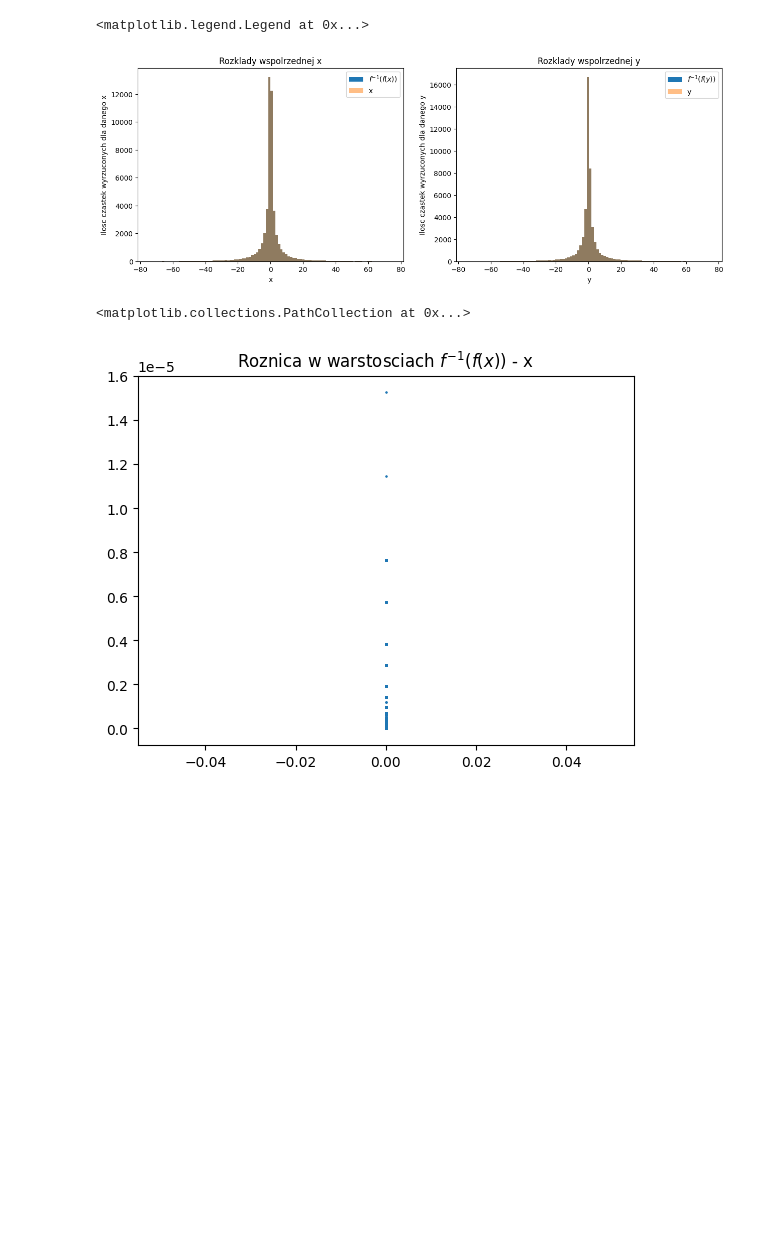
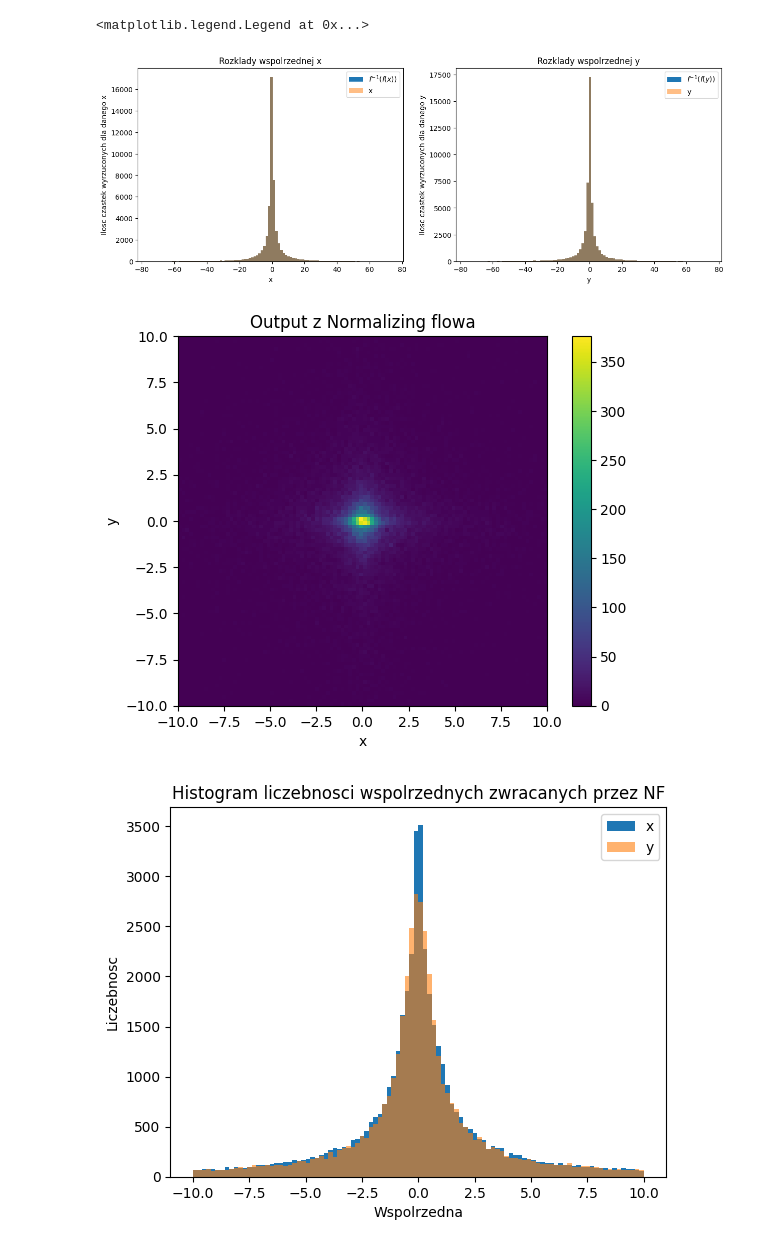
Before and after one commit to kluski777/PraktykiGAN, a Jupyter notebook: NF_model.ipynb, the cells around one changed output. Cells and saved outputs as stored; diff of their text form; code cells hidden in the pictures; blank space fills up the shorter version.

```diff
--- a/NF_model.ipynb
+++ b/NF_model.ipynb
@@ -155,3 +126,8 @@ inversed = coupling_layers.inverse( output )
+# %%
+vector_input = get_2d_data(PROBE_SIZE=BATCH_SIZE * GENERATOR_SAMPLES_TO_RETURN).T
+vector_input = torch.Tensor(vector_input).reshape(BATCH_SIZE, GENERATOR_SAMPLES_TO_RETURN // 2, 2)
+output, _ = coupling_layers.forward( vector_input )
+inversed = coupling_layers.inverse( output )
 # %%
 plt.title('Strata modelu NF')
 plt.plot(loss_history)
@@ -184,27 +163,39 @@ plt.show()
 fig, ((ax1, ax2)) = plt.subplots(nrows=1, ncols=2, figsize=(15, 5))
 
 ax1.set_title('Rozklady wspolrzednej x')
-x_invr, _, _ = ax1.hist(inversed[:, 0], label=r'$f^{-1}(f(x))$', bins=100)
-x_true, _, _ = ax1.hist(vector_input.reshape(-1, 2)[:, 0], label=r'x', bins=100, alpha=0.5)
+x_invr, _, _ = ax1.hist(inversed_np[:, 0], label=r'$f^{-1}(f(x))$', bins=100)
+x_true, _, _ = ax1.hist(vector_input_np[:, 0], label=r'x', bins=100, alpha=0.5)
 ax1.set_ylabel('Ilosc czastek wyrzuconych dla danego x')
 ax1.set_xlabel('x')
 ax1.legend()
 
 ax2.set_title('Rozklady wspolrzednej y')
-y_invr, _, _ = ax2.hist(inversed[:, 1], label=r'$f^{-1}(f(y))$', bins=100)
-y_true, _, _ = ax2.hist(vector_input.reshape(-1, 2)[:, 1], label=r'y', bins=100, alpha=0.5)
+y_invr, _, _ = ax2.hist(inversed_np[:, 1], label=r'$f^{-1}(f(y))$', bins=100)
+y_true, _, _ = ax2.hist(vector_input_np[:, 1], label=r'y', bins=100, alpha=0.5)
 ax2.set_ylabel('Ilosc czastek wyrzuconych dla danego y')
 ax2.set_xlabel('y')
 ax2.legend()
 # %% [output]
 <matplotlib.legend.Legend at 0x...>
-[figure, old version]
+[figure, new version]
 # %%
-# vector_input = vector_input.reshape(-1, 2).detach().numpy()
-error = np.abs(vector_input - inversed)
+output_np = output.detach().numpy().reshape(-1, 2)
+output_hist, x_edges, y_edges = np.histogram2d(output_np[:, 0], output_np[:, 1], range=[[-10, 10], [-10, 10]], bins=100)
 
-plt.title(r'Roznica w warstosciach $f^{-1}(f(x))$ - x')
-plt.scatter(error[:, 0], error[:, 1], s=0.3)
+plt.title('Output z Normalizing flowa')
+plt.imshow(output_hist, extent=[x_edges[0], x_edges[-1], y_edges[0], y_edges[-1]])
+plt.xlabel('x')
+plt.ylabel('y')
+plt.colorbar()
+plt.show()
+
+plt.title('Histogram liczebnosci wspolrzednych zwracanych przez NF')
+plt.hist(output_np[:, 0], label='x', range=[-10, 10], bins=100)
+plt.hist(output_np[:, 1], label='y', range=[-10, 10], bins=100, alpha=0.6)
+plt.xlabel('Wspolrzedna')
+plt.ylabel('Liczebnosc')
+plt.legend()
+plt.show()
 # %% [output]
-<matplotlib.collections.PathCollection at 0x...>
-[figure, old version]
+[figure, new version]
+[figure, added]
```
Also changed, not shown: parts of 4 cells of this notebook, 2 other files.
